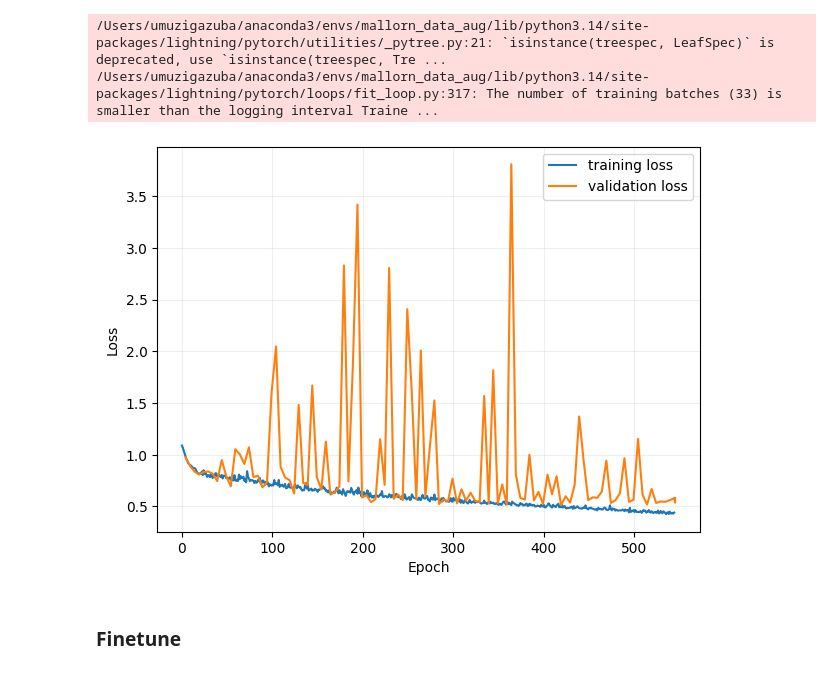
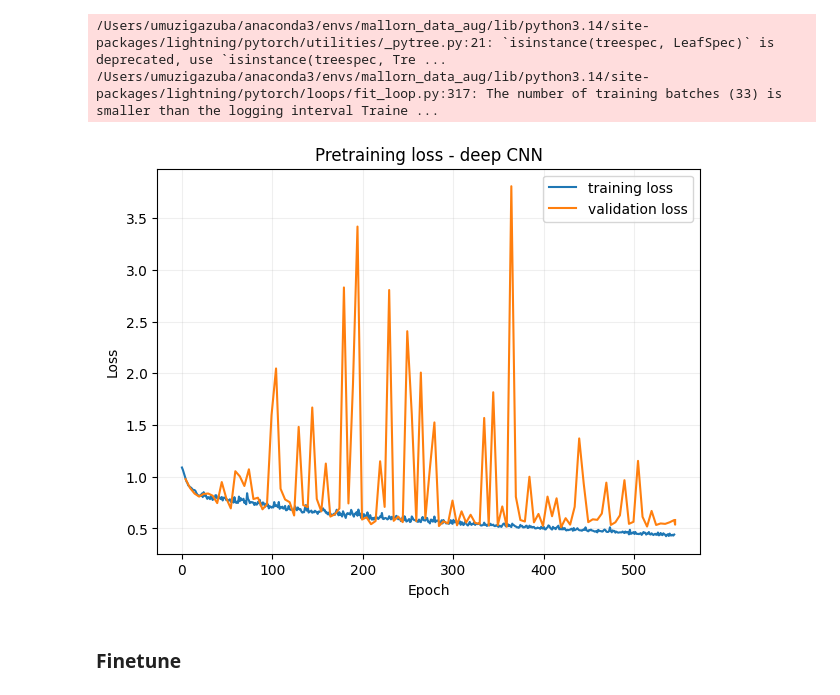
Before and after one commit to umuzigazuba/AI4Science_Transfer_Learning, a Jupyter notebook: notebooks/training_models.ipynb, the cells around one changed output. Saved outputs shown, nothing was run; the diff lists cells and outputs as text; code cells hidden in the pictures.

```diff
--- a/notebooks/training_models.ipynb
+++ b/notebooks/training_models.ipynb
@@ -100,21 +102,22 @@ TPU available: False, using: 0 TPU cores
 # %%
 pretrain_logs = pd.read_csv("lightning_logs/deep_cnn_pretrain/metrics.csv")
 
 fig, ax = plt.subplots(figsize = (7, 5))
 
 train_mask = ~np.isnan(pretrain_logs["train_loss"])
 plt.plot(pretrain_logs["epoch"][train_mask], pretrain_logs["train_loss"][train_mask], label = "training loss")
 
 validation_mask = ~np.isnan(pretrain_logs["validation_loss"])
 plt.plot(pretrain_logs["epoch"][validation_mask], pretrain_logs["validation_loss"][validation_mask], label = "validation loss")
 
+plt.title("Pretraining loss - deep CNN")
 plt.xlabel("Epoch")
 plt.ylabel("Loss")
 ax.grid(True, alpha = 0.2)
 ax.legend()
 plt.show()
 # %% [output]
-[figure, old version]
+[figure, new version]
 # %% [markdown]
 ### Finetune
 # %%
```
Also changed, not shown: parts of 11 cells of this notebook, 1 other file.
